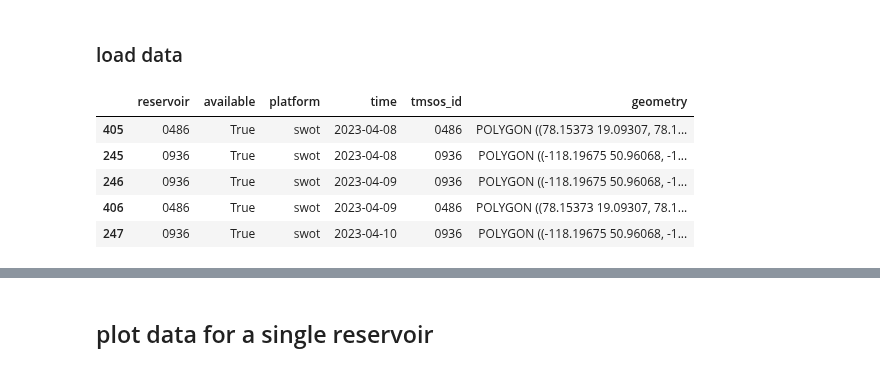
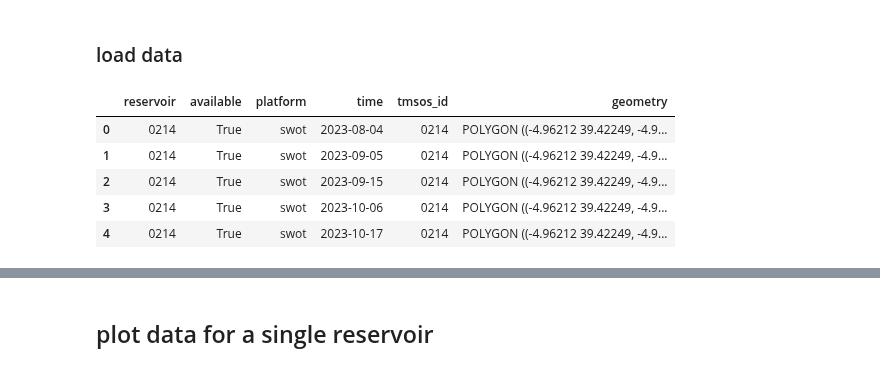
Before and after one commit to UW-SASWE/tmspp, a Jupyter notebook: notebooks/03.3-classification-swot.ipynb, the cells around one changed output, grey strips where cells are left out. Cells and saved outputs as stored; diff of their text form; code cells hidden in the pictures.

Commit message:
swot classification checkpoint

```diff
--- a/notebooks/03.3-classification-swot.ipynb
+++ b/notebooks/03.3-classification-swot.ipynb
@@ -95,0 +50,27 @@ global_map
+# %%
+val_pts = gpd.read_file(Path('/tiger1/pdas47/tmsosPP/data/validation-locations/100-validation-reservoirs-grand-pts.geojson'))
+val_polys = gpd.read_file(Path('/tiger1/pdas47/tmsosPP/data/validation-locations/100-validation-reservoirs-grand-polys.geojson'))
+
+selected_reservoirs = val_pts['tmsos_id'].tolist()
+res_names = val_pts[['tmsos_id', 'name']].set_index('tmsos_id').to_dict()['name']
+
+RESERVOIR_NAME = res_names[RESERVOIR]
+print(f'{RESERVOIR}: {RESERVOIR_NAME}')
+
+val_res_pt = val_pts.loc[val_pts['tmsos_id'].isin(selected_reservoirs)]
+val_res_poly = val_polys.loc[val_polys['tmsos_id'].isin(selected_reservoirs)]
+
+val_res_pt = val_pts.loc[val_pts['tmsos_id'].isin(selected_reservoirs)]
+val_res_poly = val_polys.loc[val_polys['tmsos_id'].isin(selected_reservoirs)]
+
+global_map = (
+    val_res_pt.hvplot(
+        geo=True, tiles='OSM'
+    ) * val_res_pt[val_res_pt['tmsos_id'] == RESERVOIR].hvplot(
+        geo=True, color='red', size=100,
+    )
+).opts(
+    title=f"Locations of validation reservoirs. {RESERVOIR_NAME}, highlighted in red"
+)
+
+global_map
@@ -224,40 +213,40 @@ ds_dict = {reservoir_id: None for reservoir_id in selected_reservoirs}
 for reservoir_id in selected_reservoirs:
     fp = swot_save_dir / f'{reservoir_id}.nc'
 
     if not fp.exists():
         reservoirs.append(reservoir_id)
         dsses.append(None)
         available.append(False)
         platforms.append(None)
         times.append(None)
         continue
 
     ds = xr.open_dataset(fp, chunks='auto', engine='netcdf4', decode_coords='all', )
     dsses.append(ds)
     reservoirs.extend([reservoir_id] * len(ds.time))
     available.extend([True] * len(ds.time))
     platforms.extend(['swot'] * len(ds.time))
     times.extend(ds.time.values)
 
-ds = xr.concat(filter(lambda ds: ds is not None, dsses), dim='time').sortby('time')
-ds_dict[reservoir_id] = ds
+# ds = xr.concat([ds.assign_coords(coords={"pass_ids": (ds['pass_ids'] if 'pass_ids' in ds.variables else ds['pass_id'])}) for ds in filter(lambda ds: ds is not None, dsses)], dim='time').sortby('time')
+# ds_dict[reservoir_id] = ds
 
 df = pd.DataFrame({
     'reservoir': reservoirs,
     'available': available,
     'platform': platforms,
     'time': times,
 })
 
-ds_dict = {f'{tmsos_id}': ds for tmsos_id, ds in zip(selected_reservoirs, dsses)}
+ds_dict = {reservoir_id: ds for reservoir_id, ds in zip(selected_reservoirs, dsses)}
 df = pd.merge(df, val_res_poly[['tmsos_id', 'geometry']], left_on='reservoir', right_on='tmsos_id', suffixes=(False, False))
-df = df.sort_values('time')
+# df = df.sort_values('time')
 df.head()
 # %% [output]
 |  | reservoir | available | platform | time | tmsos_id | geometry |
-| 405 | 0486 | True | swot | 2023-04-08 | 0486 | POLYGON ((78.15373 19.09307, 78.1... |
-| 245 | 0936 | True | swot | 2023-04-08 | 0936 | POLYGON ((-118.19675 50.96068, -1... |
-| 246 | 0936 | True | swot | 2023-04-09 | 0936 | POLYGON ((-118.19675 50.96068, -1... |
-| 406 | 0486 | True | swot | 2023-04-09 | 0486 | POLYGON ((78.15373 19.09307, 78.1... |
-| 247 | 0936 | True | swot | 2023-04-10 | 0936 | POLYGON ((-118.19675 50.96068, -1... |
+| 0 | 0214 | True | swot | 2023-08-04 | 0214 | POLYGON ((-4.96212 39.42249, -4.9... |
+| 1 | 0214 | True | swot | 2023-09-05 | 0214 | POLYGON ((-4.96212 39.42249, -4.9... |
+| 2 | 0214 | True | swot | 2023-09-15 | 0214 | POLYGON ((-4.96212 39.42249, -4.9... |
+| 3 | 0214 | True | swot | 2023-10-06 | 0214 | POLYGON ((-4.96212 39.42249, -4.9... |
+| 4 | 0214 | True | swot | 2023-10-17 | 0214 | POLYGON ((-4.96212 39.42249, -4.9... |
 # %%
```
Also changed, not shown: parts of 29 cells of this notebook.
